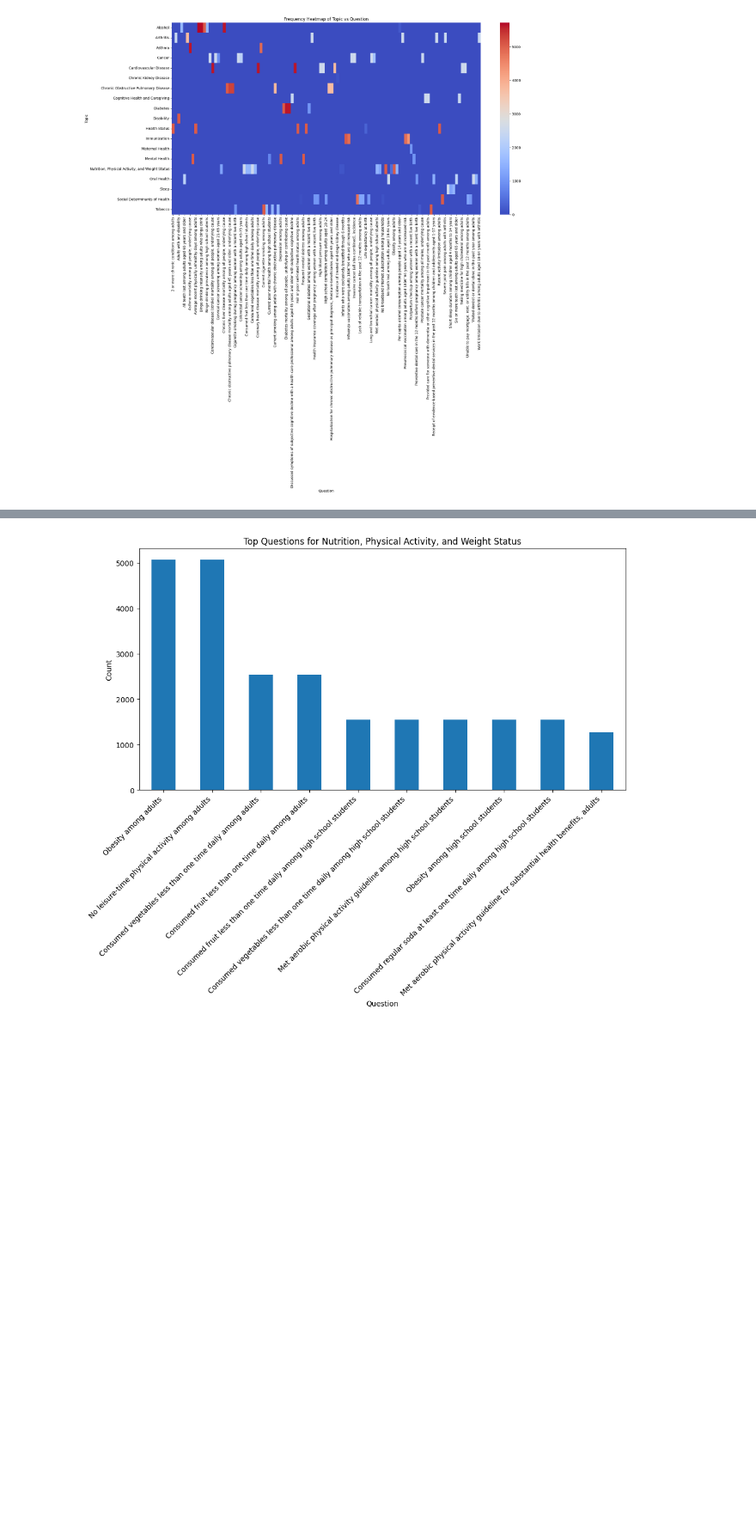
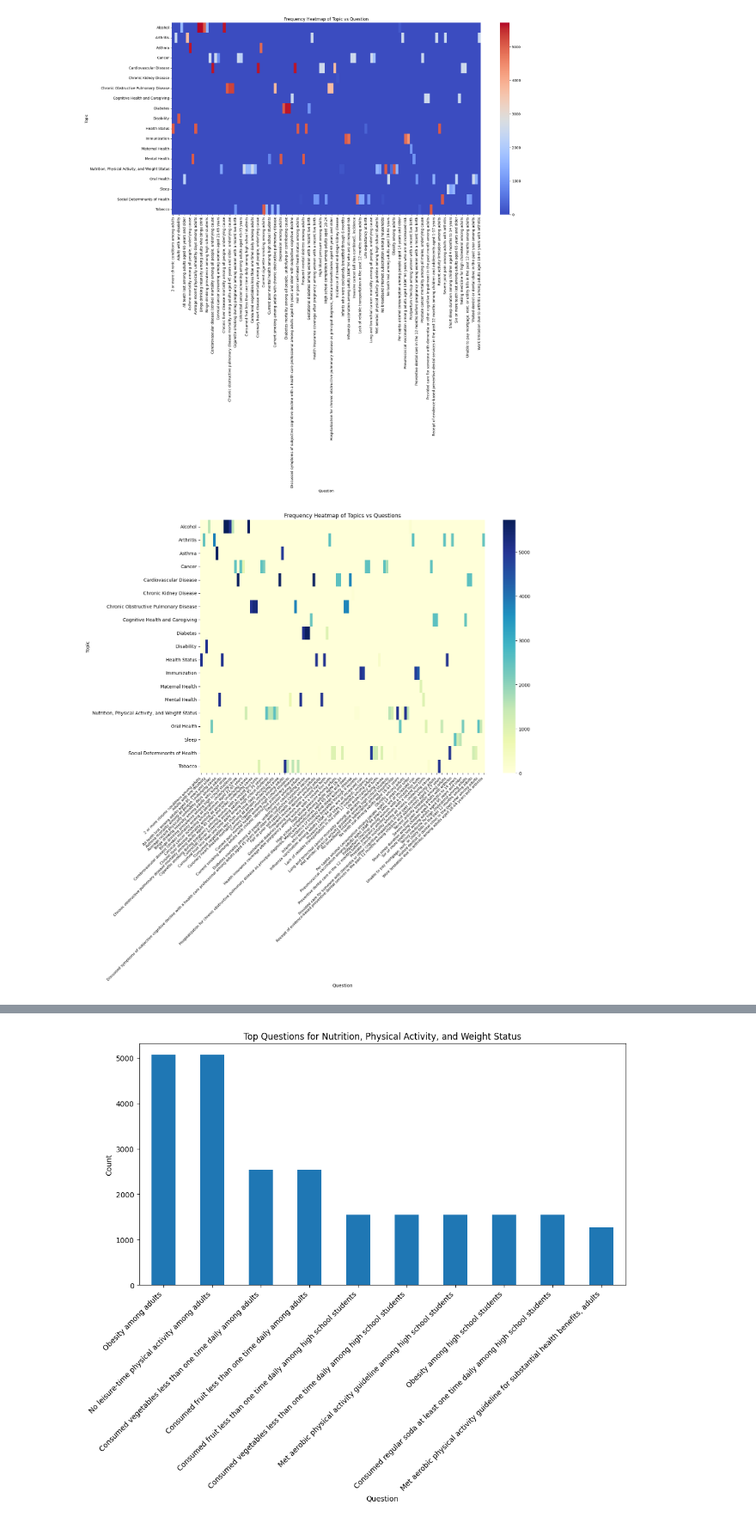
Before and after one commit to DWallace740/project3team11, a Jupyter notebook: Individual Notebooks/DW_cdc_analysis.ipynb, the cells around one changed output, grey strips where cells are left out. Shown at 86% size. Cells and saved outputs as stored; diff of their text form; code cells hidden in the pictures; blank space fills up the shorter version.

```diff
--- a/Individual Notebooks/DW_cdc_analysis.ipynb
+++ b/Individual Notebooks/DW_cdc_analysis.ipynb
@@ -166,3 +170,18 @@ plt.ylabel('Topic')
 plt.show()
 # %% [output]
 [figure]
+# %%
+# Create a crosstab of Topic and Question
+heatmap_data = pd.crosstab(data['Topic'], data['Question'])
+
+# Plot heatmap
+plt.figure(figsize=(14, 10))
+sns.heatmap(heatmap_data, cmap="YlGnBu", cbar=True)
+plt.title("Frequency Heatmap of Topics vs Questions")
+plt.xlabel("Question")
+plt.ylabel("Topic")
+plt.xticks(rotation=45, ha='right', fontsize=8)
+plt.yticks(fontsize=10)
+plt.show()
+# %% [output]
+[figure, added]
```
Also changed, not shown: parts of 22 cells of this notebook, 3 other files.
